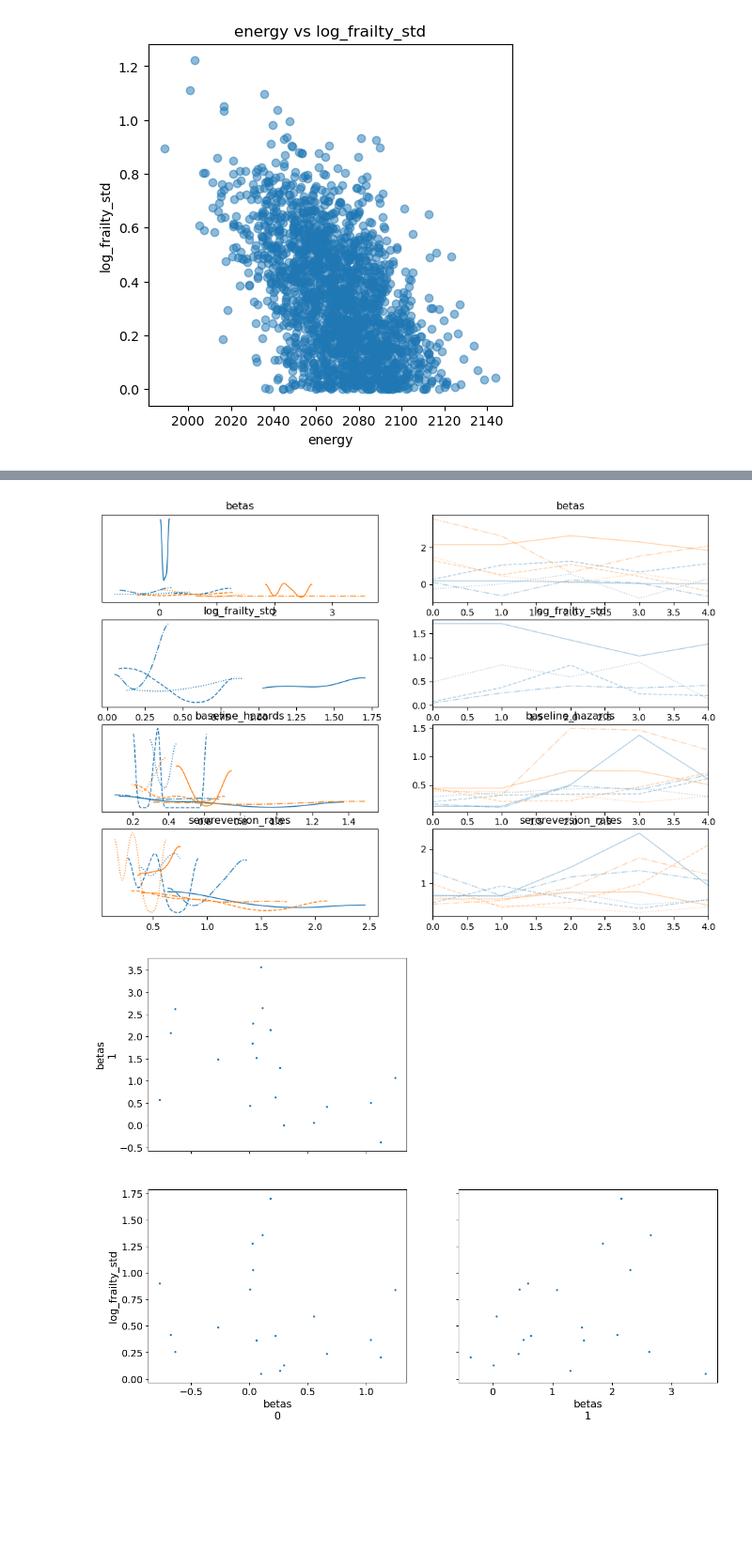
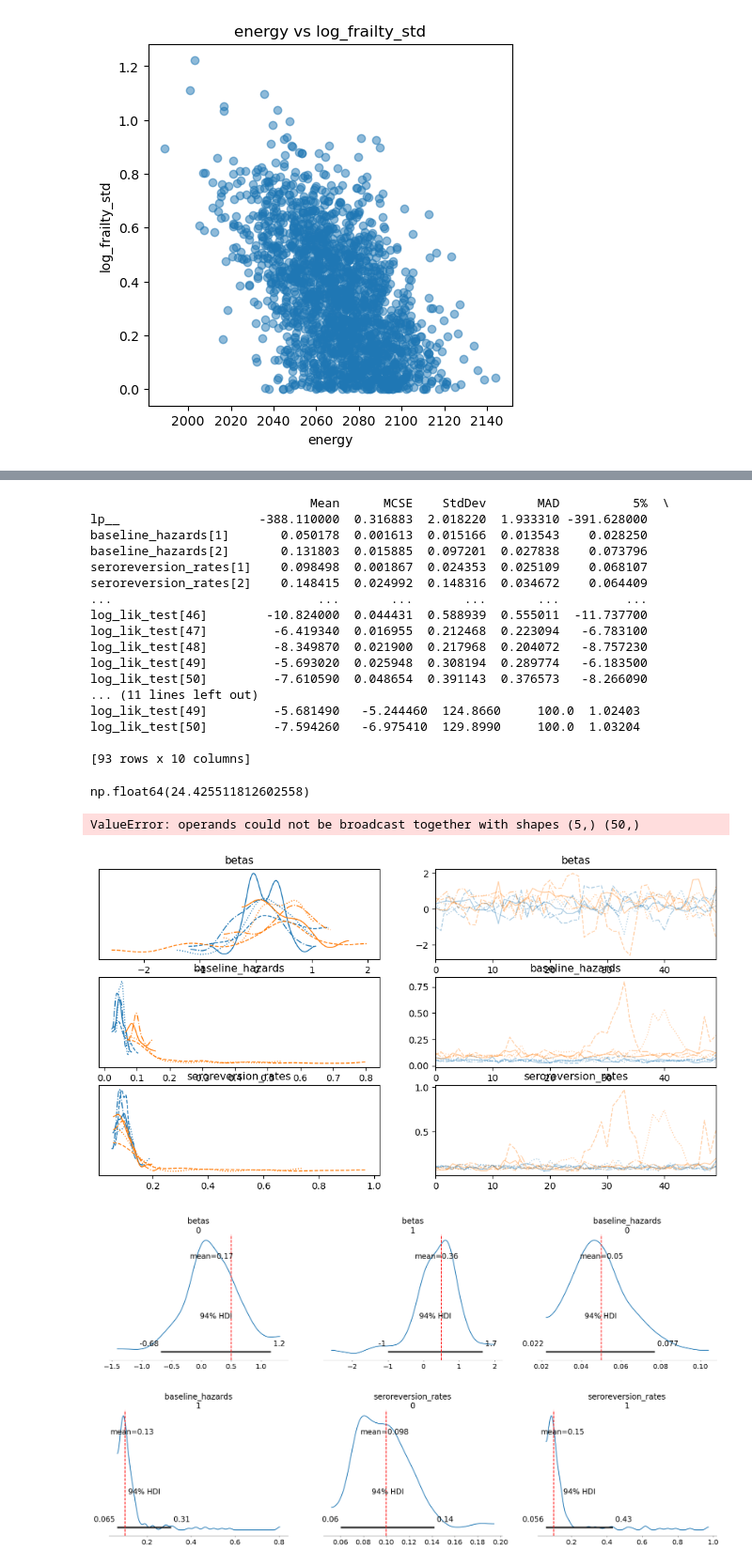
Before and after one commit to aleggs0/multipathogen-sero, a Jupyter notebook: multipathogen_sero/hpc_work/frailty_vs_interaction_analysis.ipynb, the cells around one changed output, grey strips where cells are left out. Shown at 94% size. Drawn from its saved outputs; the diff is of its cells as text; code cells hidden in the pictures; blank space fills up the shorter version.

Commit message:
fix no frailty

```diff
--- a/multipathogen_sero/hpc_work/frailty_vs_interaction_analysis.ipynb
+++ b/multipathogen_sero/hpc_work/frailty_vs_interaction_analysis.ipynb
@@ -332,32 +281,31 @@ Fitting time: 0.1501295566558838 seconds
+# %%
+print(fit_no_frailty.summary())
+# %% [output]
+                              Mean      MCSE    StdDev       MAD          5%  \
+lp__                   -388.110000  0.316883  2.018220  1.933310 -391.628000
+baseline_hazards[1]       0.050178  0.001613  0.015166  0.013543    0.028250
+baseline_hazards[2]       0.131803  0.015885  0.097201  0.027838    0.073796
+seroreversion_rates[1]    0.098498  0.001867  0.024353  0.025109    0.068107
+seroreversion_rates[2]    0.148415  0.024992  0.148316  0.034672    0.064409
+...                            ...       ...       ...       ...         ...
+log_lik_test[46]        -10.824000  0.044431  0.588939  0.555011  -11.737700
+log_lik_test[47]         -6.419340  0.016955  0.212468  0.223094   -6.783100
+log_lik_test[48]         -8.349870  0.021900  0.217968  0.204072   -8.757230
+log_lik_test[49]         -5.693020  0.025948  0.308194  0.289774   -6.183500
+log_lik_test[50]         -7.610590  0.048654  0.391143  0.376573   -8.266090
+... (11 lines left out)
+log_lik_test[49]         -5.681490   -5.244460  124.8660     100.0  1.02403
+log_lik_test[50]         -7.594260   -6.975410  129.8990     100.0  1.03204
+
+[93 rows x 10 columns]
+# %%
+se_elpd_no_frailty
+# %% [output]
+np.float64(24.425511812602558)
 # %%
 # save relevant plots
-idata_frailty = az.from_cmdstanpy(fit_frailty)
 idata_no_frailty = az.from_cmdstanpy(fit_no_frailty)
-trace_plot(
-    idata_frailty,
-    var_names=["betas", "log_frailty_std", "baseline_hazards", "seroreversion_rates"],
-    save_dir=OUTPUT_DIR_FRAILTY
-)
-pairs_plot(
-    idata_frailty,
-    var_names=["betas", "log_frailty_std"],
-    save_dir=OUTPUT_DIR_FRAILTY
-)
-ground_truth_betas = [
-    EXPT_SETTINGS["ground_truth_params"]["beta_mat"][0][1],
-    EXPT_SETTINGS["ground_truth_params"]["beta_mat"][1][0]
-]
-axes, coverage = posterior_plot(
-    idata_frailty,
-    var_names=["betas", "log_frailty_std", "baseline_hazards", "seroreversion_rates"],
-    ground_truth={
-        "betas": ground_truth_betas,
-        "log_frailty_std": EXPT_SETTINGS["ground_truth_params"]["log_frailty_std"],
-        "baseline_hazards": EXPT_SETTINGS["ground_truth_params"]["baseline_hazards"],
-        "seroreversion_rates": EXPT_SETTINGS["ground_truth_params"]["seroreversion_rates"]
-    },
-    save_dir=OUTPUT_DIR_FRAILTY
-)
+
 trace_plot(
     idata_no_frailty,
     var_names=["betas", "baseline_hazards", "seroreversion_rates"],
@@ -365,32 +313,33 @@ trace_plot(
 )
 posterior_plot(
     idata_no_frailty,
     var_names=["betas", "baseline_hazards", "seroreversion_rates"],
     ground_truth={
         "betas": ground_truth_betas,
         "baseline_hazards": EXPT_SETTINGS["ground_truth_params"]["baseline_hazards"],
         "seroreversion_rates": EXPT_SETTINGS["ground_truth_params"]["seroreversion_rates"]
     },
     save_dir=OUTPUT_DIR_FRAILTY
 )
 # do elpd
 elpd_frailty, se_elpd_frailty, _ = elpd_using_test_set(
     idata_frailty
 )
 elpd_no_frailty, se_elpd_no_frailty, _ = elpd_using_test_set(
     idata_no_frailty
 )
 elpd_diff, se_elpd_diff = compare_using_test_set(
     idata_frailty,
     idata_no_frailty
 )
 elpd_report = f"""
 elpd (frailty model): {elpd_frailty} (SE: {se_elpd_frailty})
 elpd (no frailty model): {elpd_no_frailty} (SE: {se_elpd_no_frailty})
 elpd difference (frailty - no frailty): {elpd_diff} (SE: {se_elpd_diff})
 """
 with open(OUTPUT_DIR / "elpd_report.txt", "w") as f:
     f.write(elpd_report)
 # %% [output]
+ValueError: operands could not be broadcast together with shapes (5,) (50,)
-[figure, old version]
+[figure, new version]
-[figure, old version]
+[figure, new version]
```
Also changed, not shown: parts of 5 cells of this notebook, 3 other files.
